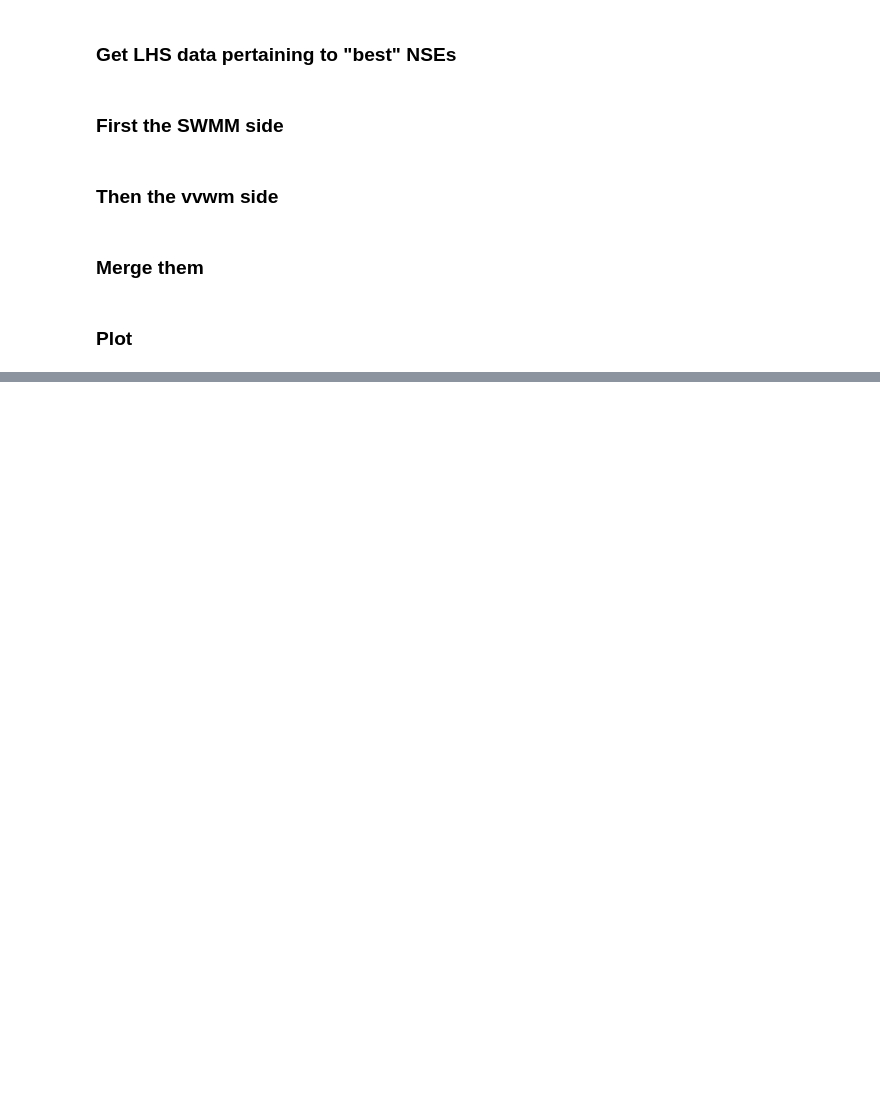
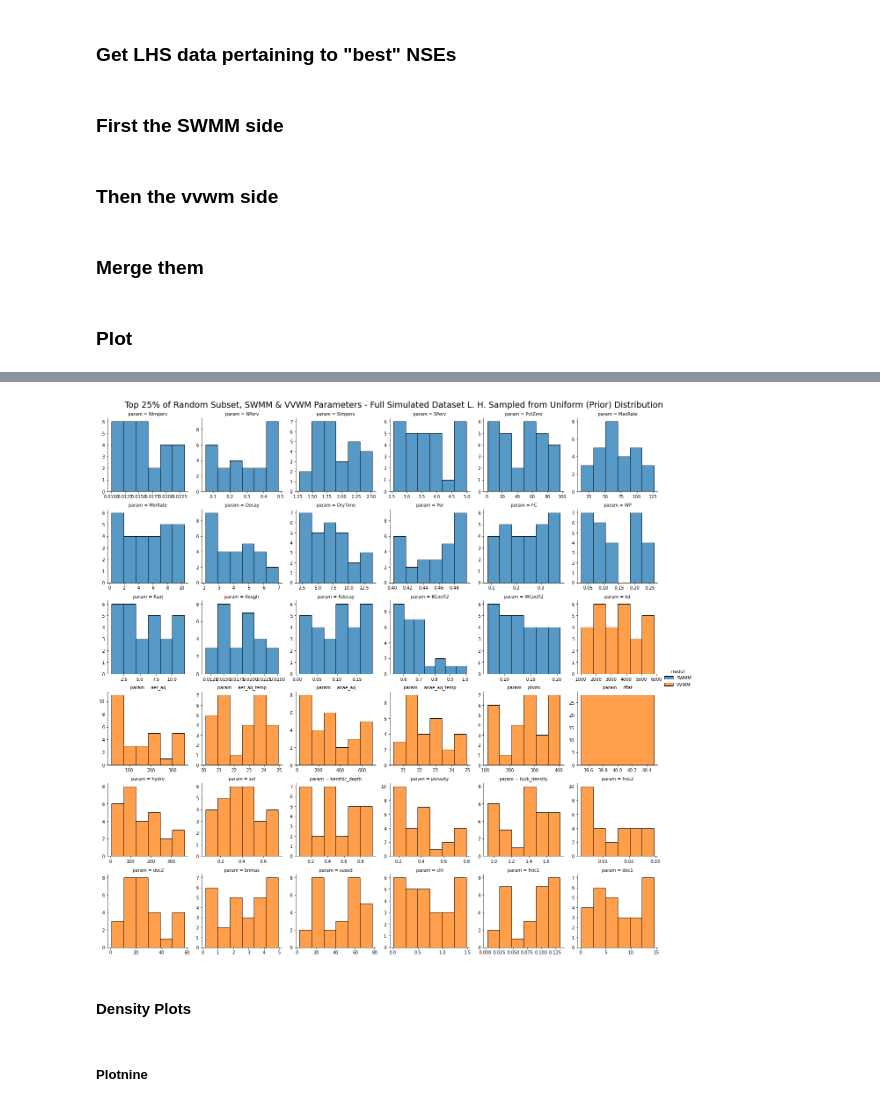
Before and after one commit to puruckertom/chelsvig_urban_pesticides, a Jupyter notebook: jupyter_notebooks/plot_post_processed_data.ipynb, the cells around one changed output, grey strips where cells are left out. Saved outputs shown, nothing was run; the diff lists cells and outputs as text; code cells hidden in the pictures; blank space fills up the shorter version.

```diff
--- a/jupyter_notebooks/plot_post_processed_data.ipynb
+++ b/jupyter_notebooks/plot_post_processed_data.ipynb
@@ -231,0 +211,18 @@ g.map_dataframe(sns.kdeplot, x="value", common_norm=True)
+# %%
+# SWMM & VVWM parameters, top 25% of the Data
+g = sns.FacetGrid(pd.concat([swmm_25.assign(model = "SWMM"), vvwm_25.assign(model = "VVWM")]),
+                  col = "param", col_wrap = 6, sharex = False, sharey = False, hue = "model")
+g.map_dataframe(sns.histplot, x="value")
+g.add_legend()
+# source: <https://stackoverflow.com/questions/29813694/how-to-add-a-title-to-seaborn-facet-plot>
+plt.subplots_adjust(top=0.95)
+g.fig.suptitle(
+    "Top 25% of Random Subset, SWMM & VVWM Parameters - Full Simulated Dataset L. H. Sampled from Uniform (Prior) Distribution",
+    fontsize=19)
+None
+# %% [output]
+[figure, added]
+# %% [markdown]
+#### Density Plots
+# %% [markdown]
+##### Plotnine
```
Also changed, not shown: parts of 16 cells of this notebook.
